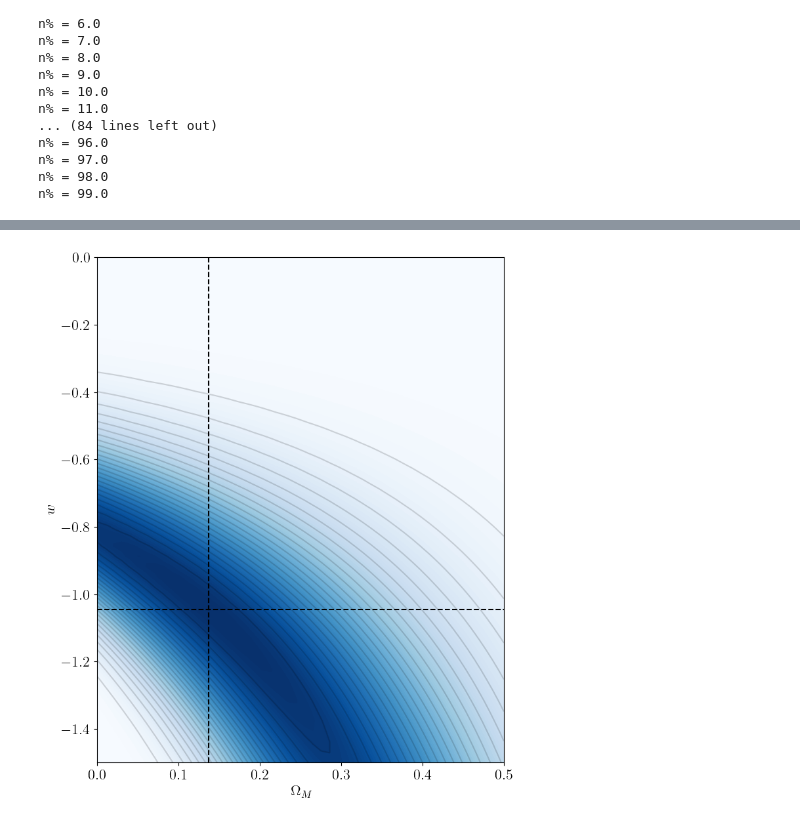
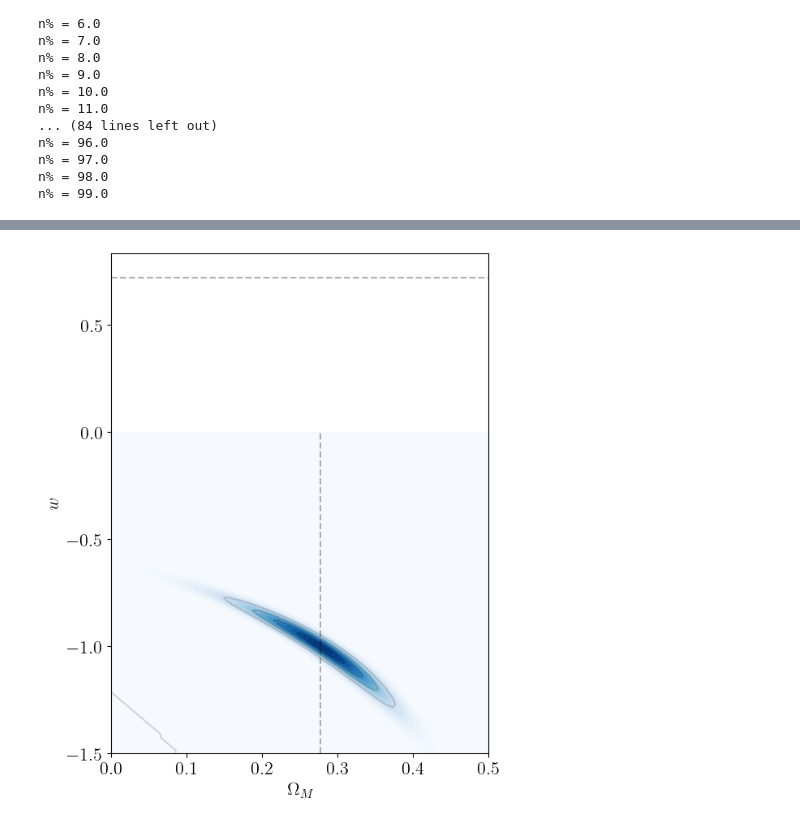
Before and after one commit to j-haralds/Advanced_sim, a Jupyter notebook: proj1_shared/proj1_2_jonatan.ipynb, the cells around one changed output, grey strips where cells are left out. Saved outputs shown, nothing was run; the diff lists cells and outputs as text; code cells hidden in the pictures.

```diff
--- a/proj1_shared/proj1_2_jonatan.ipynb
+++ b/proj1_shared/proj1_2_jonatan.ipynb
@@ -150,17 +156,18 @@ def log_likelihood(theta, z, mu, sig_mu, opt = False):
     mu - found in data frame
     sig_m - found in data frame
     '''
-    sigma2 = 0.2
+    sigma2 = 1
 
     s2 = sig_mu**2# + theta[2]**2
     Nd = len(mu)
-    weight = 1 / s2 * 1 / Nd
+    weight = 1 / s2# * 1 / Nd
     W = np.diag(weight)
     #print(np.max(W))
     y = mu
     mu_model = model(theta,z)
 
-    log_like = -0.5 * (y - mu_model).T @ W @ (y - mu_model) + 0.5 * np.log(np.linalg.det(W)) - Nd * (np.sum(np.log(2 * np.pi * sigma2))/2)
+    #log_like = -0.5 * (y - mu_model).T @ W @ (y - mu_model) - 0.5 * np.log(np.linalg.det(W)) - Nd * (np.sum(np.log(2 * np.pi))/2)
+    log_like = -Nd/2 * np.log(2 * np.pi) - np.sum(np.log(sig_mu)) - 0.5 * np.sum((y - mu_model)**2 / (sig_mu**2) )
     if opt:
         return -log_like
     else:
@@ -188,0 +198,10 @@ print(np.exp(log_likelihood([Ω,w_hat],z,mu,mu_err)))
+# %%
+theta_0 = 1
+
+res = scipy.optimize.minimize(log_likelihood, theta_0, args=(z,mu,mu_err,True))
+#print(res)
+Ω = res['x']
+print(f'Ω = {res['x'][0]:.3f}')
+
+
+print(np.exp(log_likelihood(Ω,z,mu,mu_err)))
@@ -189,5 +229,5 @@ print(np.exp(log_likelihood([Ω,w_hat],z,mu,mu_err)))
 # %%
-lam = np.linspace(0.5,1,50)
+lam = np.linspace(0.5,1,100)
 w = np.linspace(-1.5,0,len(lam))
 
 lam_grid, wgrid = np.meshgrid(lam,w)
@@ -233,13 +273,14 @@ Text(0, 0.5, '$w$')
 # %%
-plt.figure(figsize=(8,10))
+plt.figure(figsize=(6,8))
 level = 100
-plt.contourf(1 - lam_grid, wgrid, like/np.max(like), levels=level, cmap='Blues',alpha =1)#,alpha=0.5)
-plt.contour(1 - lam_grid, wgrid, like / np.max(like), levels=25, colors = 'black',alpha = 0.15, linestyle = 'dashed')#,alpha=0.5)
+plt.contourf(1 - lam_grid, wgrid, like, levels=level, cmap='Blues',alpha =1)#,alpha=0.5)
+#plt.colorbar()
+plt.contour(1 - lam_grid, wgrid, like, levels=5, colors = 'black',alpha = 0.15, linestyle = 'dashed')#,alpha=0.5)
 plt.xlabel('$\Omega_M$')
 plt.ylabel('$w$')
-plt.vlines(1-Ω,np.min(wgrid),np.max(wgrid),color = 'black', ls = 'dashed')
-plt.hlines(w_hat,np.min(1-lam_grid),np.max(1-lam_grid),color = 'black', ls = 'dashed')
+plt.vlines(1-Ω,np.min(wgrid),np.max(wgrid),color = 'black', ls = 'dashed',alpha = 0.3)
+plt.hlines(w_hat,np.min(1-lam_grid),np.max(1-lam_grid),color = 'black', ls = 'dashed',alpha = 0.3)
 #plt.savefig('figs/w_vs_Om_m.pdf')
 plt.show()
 # %% [output]
-[figure, old version]
+[figure, new version]
```
Also changed, not shown: parts of 11 cells of this notebook, 2 other files.
